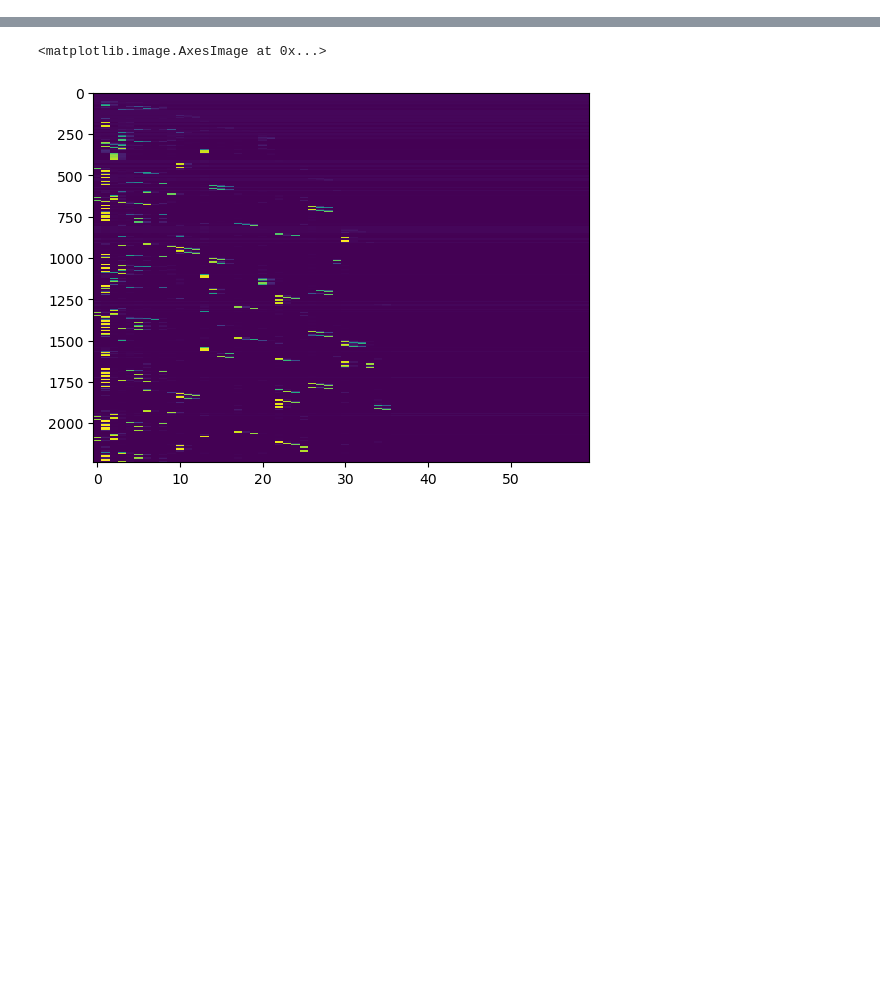
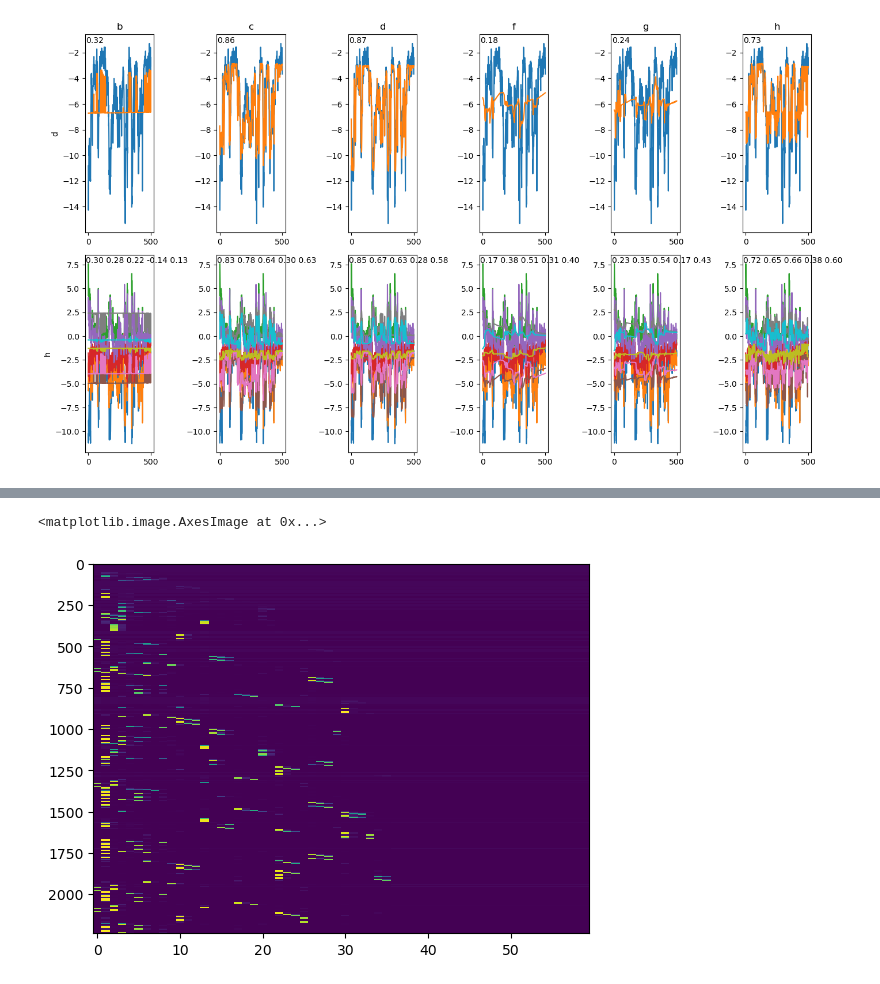
Before and after one commit to draeloslab/Bubblewrap, a Jupyter notebook: scripts/regressions.ipynb, the cells around one changed output, grey strips where cells are left out. Saved outputs shown, nothing was run; the diff lists cells and outputs as text; code cells hidden in the pictures; blank space fills up the shorter version.

```diff
--- a/scripts/regressions.ipynb
+++ b/scripts/regressions.ipynb
@@ -7,0 +88,35 @@ obs, beh = fin.get_from_saved_npz("jpca_reduced_sc.npz")
+# %%
+fig, ax = plt.subplots(nrows=len(output_keys), ncols=len(input_keys), figsize=(14,4*len(output_keys)), layout='tight')
+
+s = slice(-1200,-700)
+
+for row, okey in enumerate(output_keys):
+    ax[row,0].set_ylabel(okey)
+    for col, ikey in enumerate(input_keys):
+        true, predicted = fin.clip(true_values[okey], results[okey][ikey])
+
+        ax[row,col].plot(true[s])
+        ax[row,col].plot(predicted[s])
+
+        halfway = len(true)//2
+
+        corrs = " ".join([f"{np.corrcoef(true[halfway:,j], predicted[halfway:,j])[0,1]:.2f}" for j in range(true.shape[1])])
+        ax[row,col].text(.01,.99, corrs, ha='left', va='top', transform=ax[row, col].transAxes)
+        if row == 0:
+            ax[0,col].set_title(ikey)
+
+#     pred = bslice[i].behavior_pred_history[1][-1000:]
+#     err = np.squeeze(bslice[i].behavior_error_history[1][-1000:])
+
+#     true = pred-err
+
+#     ax[c,r].plot(true)
+#     ax[c,r].plot(pred)
+#
+
+#     if c == 0:
+#         ax[c,r].set_title(input_keys[r])
+#     if r == 0:
+#         ax[c,r].set_ylabel(output_keys[c])
+# %% [output]
+[figure, added]
```
Also changed, not shown: parts of 22 cells of this notebook, 5 other files.
